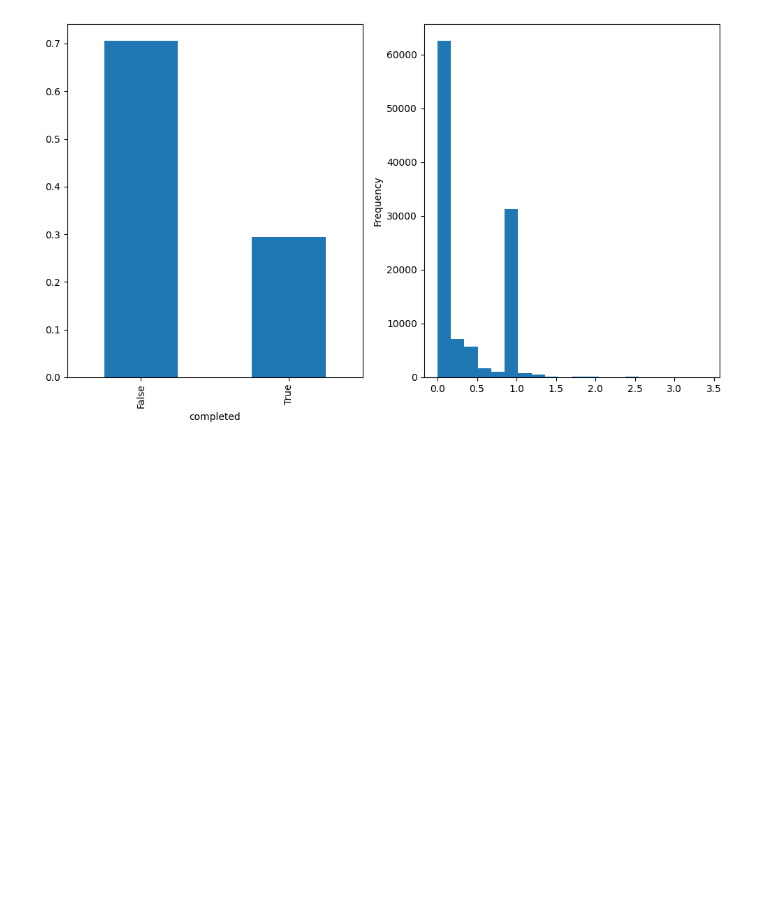
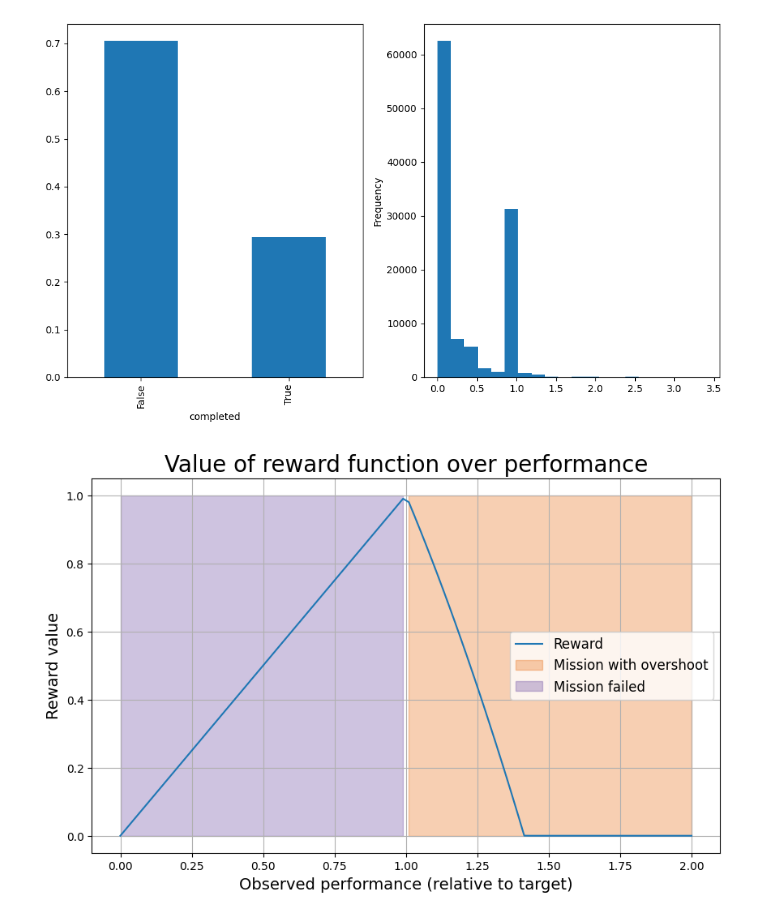
Before and after one commit to rik1599/recsys4good, a Jupyter notebook: exploration.ipynb, the cells around one changed output. Saved outputs shown, nothing was run; the diff lists cells and outputs as text; code cells hidden in the pictures; blank space fills up the shorter version.

```diff
--- a/exploration.ipynb
+++ b/exploration.ipynb
@@ -61,24 +61,28 @@ plt.figure(figsize=(10, 6))
 
 df.groupby('type', observed=True).size().plot(kind='bar')
 # %%
+import numpy as np
+
 def reward(x):
     if x <= 1:
         return x
     return np.maximum(0, 2 - np.power(x, 2))
 
 x = np.linspace(0, 2, 100)
 y = [reward(i) for i in x]
 
 import matplotlib.pyplot as plt
 plt.figure(figsize=(10, 6))
 
 plt.title('Value of reward function over performance', fontsize=20)
 plt.plot(x, y, label='Reward')
-plt.fill_between(x, [1] * len(x), alpha=0.2, color='red', where = x >= 1, label='Mission with overshoot')
-plt.fill_between(x, [1] * len(x), alpha=0.2, color='green', where = x <= 1, label='Mission failed')
+plt.fill_between(x, [1] * len(x), alpha=0.3, color='#E66100', where = x >= 1, label='Mission with overshoot')
+plt.fill_between(x, [1] * len(x), alpha=0.3, color='#5D3A9B', where = x <= 1, label='Mission failed')
 plt.legend(fontsize=12)
 plt.xlabel('Observed performance (relative to target)', fontsize=14)
 plt.ylabel('Reward value', fontsize=14)
 plt.grid()
 plt.savefig('out/reward_function.pdf', format='pdf')
 plt.show()
+# %% [output]
+[figure, added]
```
Also changed, not shown: 8 other files.
